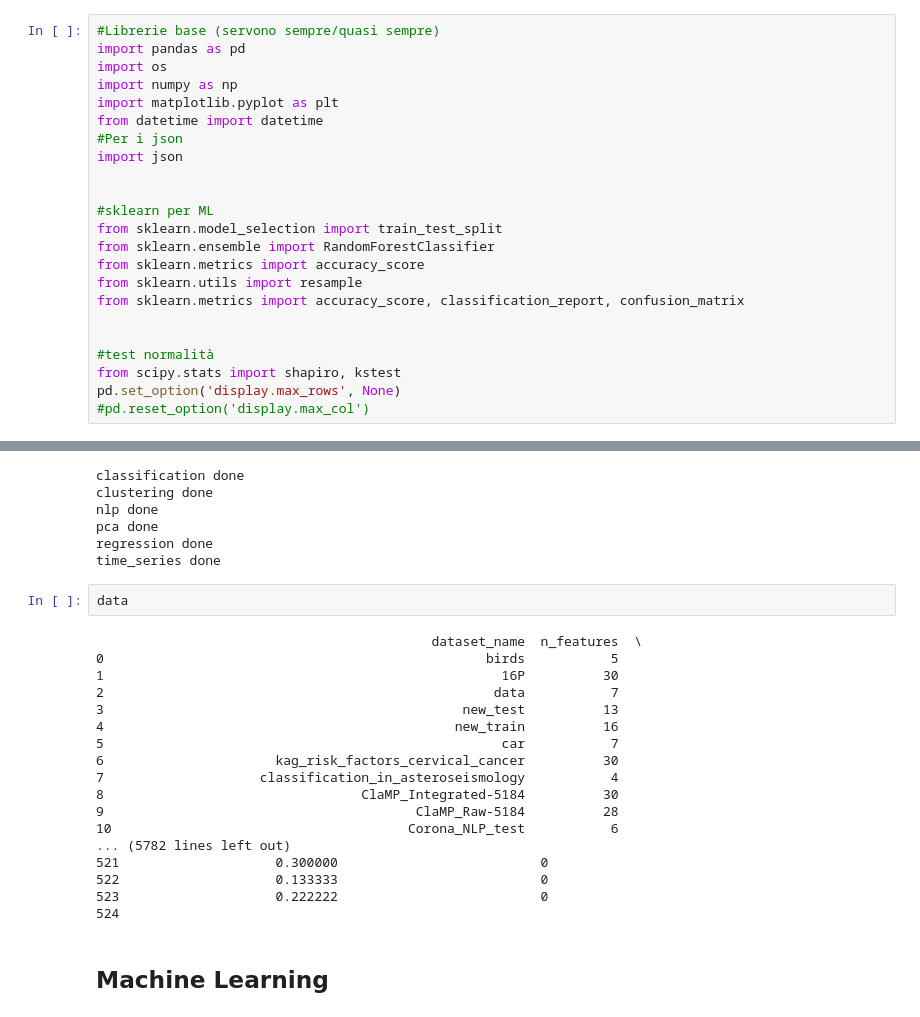
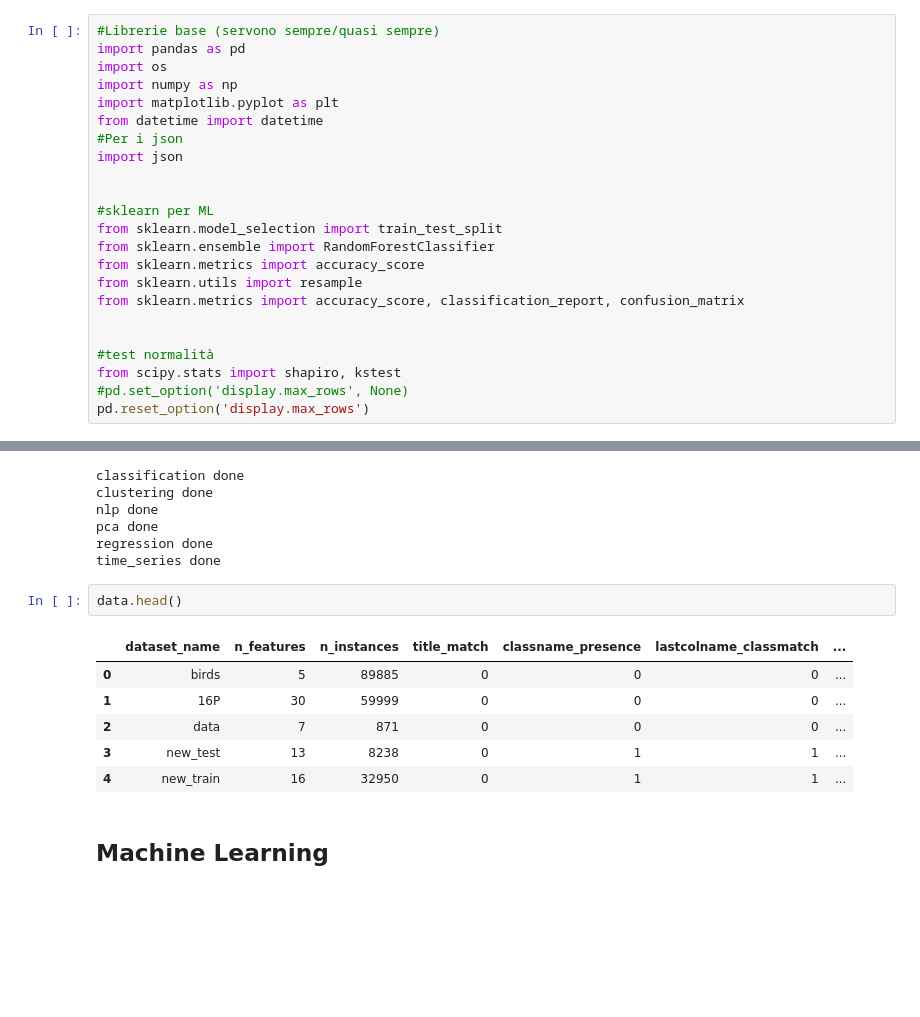
Before and after one commit to martat97/synaptIA, a Jupyter notebook: Categorizzatore.ipynb, the cells around one changed output, grey strips where cells are left out. Saved outputs shown, nothing was run; the diff lists cells and outputs as text; blank space fills up the shorter version.

```diff
--- a/Categorizzatore.ipynb
+++ b/Categorizzatore.ipynb
@@ -65,8 +65,8 @@ from sklearn.metrics import accuracy_score, classification_report, confusion_mat
 
 #test normalità
 from scipy.stats import shapiro, kstest
-pd.set_option('display.max_rows', None)
-#pd.reset_option('display.max_col')
+#pd.set_option('display.max_rows', None)
+pd.reset_option('display.max_rows')
 # %%
 import re
 def normalize_word(feature):
@@ -342,25 +342,14 @@ pca done
 regression done
 time_series done
 # %%
-data
+data.head()
 # %% [output]
-                                           dataset_name  n_features  \
-0                                                 birds           5
-1                                                   16P          30
-2                                                  data           7
-3                                              new_test          13
-4                                             new_train          16
-5                                                   car           7
-6                      kag_risk_factors_cervical_cancer          30
-7                    classification_in_asteroseismology           4
-8                                 ClaMP_Integrated-5184          30
-9                                        ClaMP_Raw-5184          28
-10                                      Corona_NLP_test           6
-... (5782 lines left out)
-521                    0.300000                          0
-522                    0.133333                          0
-523                    0.222222                          0
-524
+|  | dataset_name | n_features | n_instances | title_match | classname_presence | lastcolname_classmatch | ... |
+| 0 | birds | 5 | 89885 | 0 | 0 | 0 | ... |
+| 1 | 16P | 30 | 59999 | 0 | 0 | 0 | ... |
+| 2 | data | 7 | 871 | 0 | 0 | 0 | ... |
+| 3 | new_test | 13 | 8238 | 0 | 1 | 1 | ... |
+| 4 | new_train | 16 | 32950 | 0 | 1 | 1 | ... |
 # %% [markdown]
 ## Machine Learning
 # %%
```
Also changed, not shown: parts of 7 cells of this notebook.
